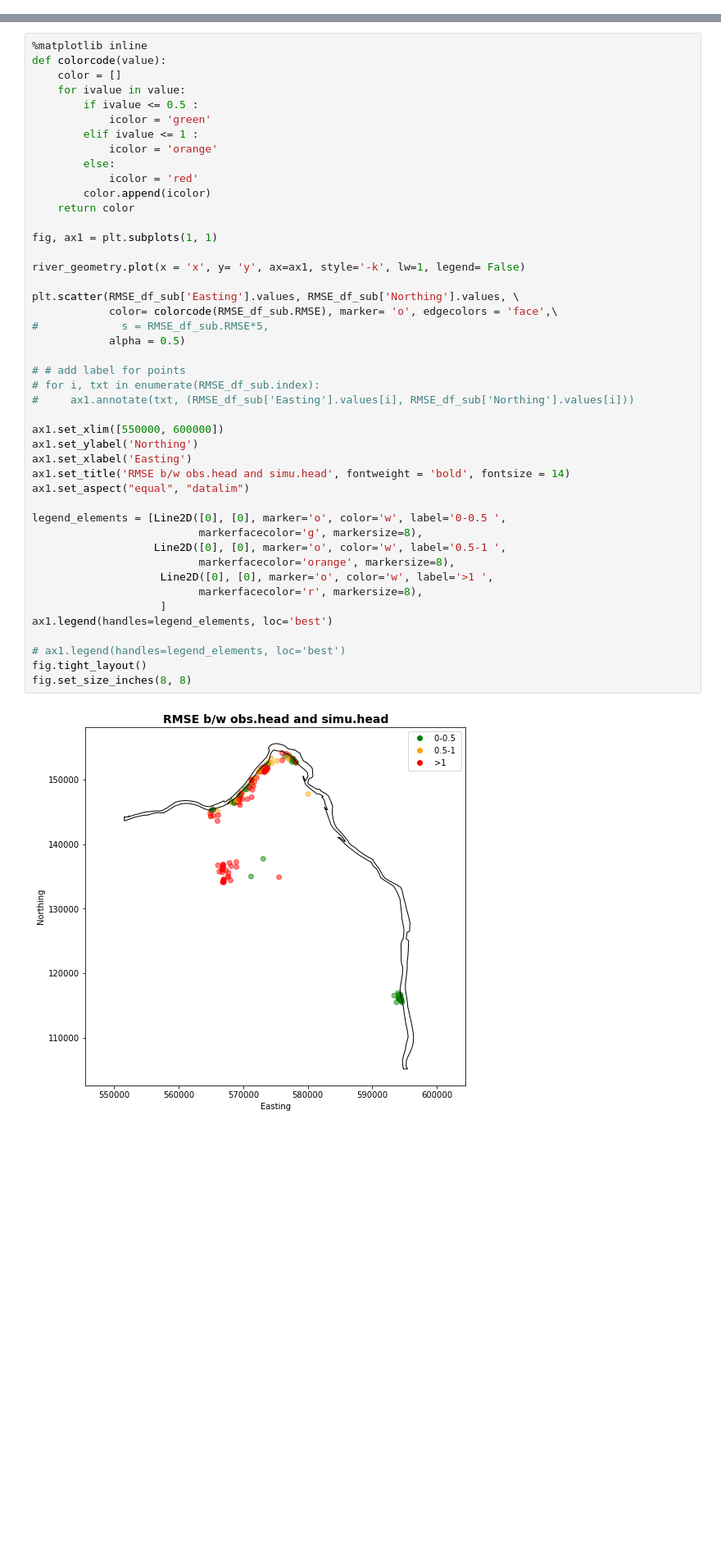
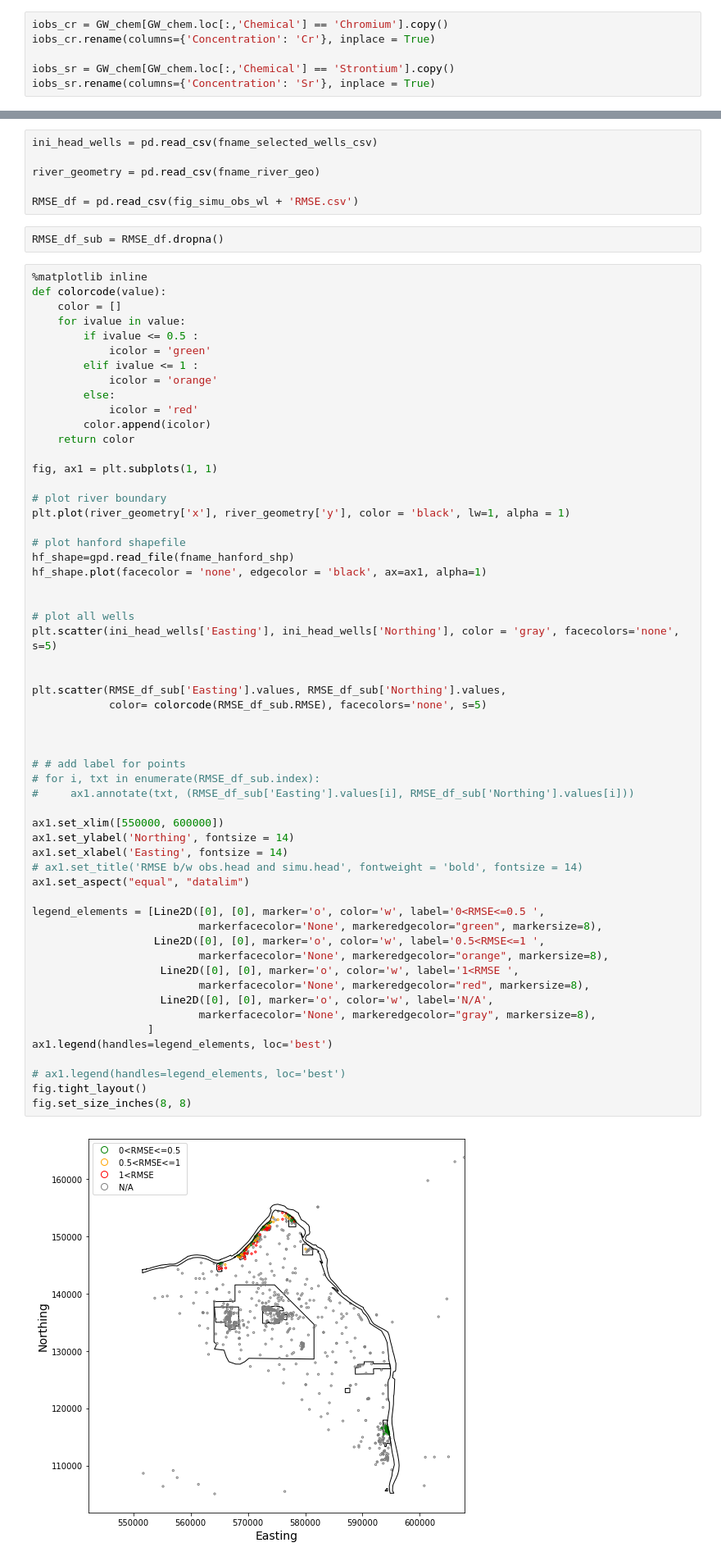
Before and after one commit to pinshuai/HFR-flow, a Jupyter notebook: NERSC-plot_simu_obs_well_data.ipynb, the cells around one changed output, grey strips where cells are left out. Shown at 82% size. Drawn from its saved outputs; the diff is of its cells as text; blank space fills up the shorter version.

Commit message:
updated simu obs plots

```diff
--- a/NERSC-plot_simu_obs_well_data.ipynb
+++ b/NERSC-plot_simu_obs_well_data.ipynb
@@ -592,0 +630,6 @@ HFR_map.save('figures/all_obs_wells.html')
+# %%
+iobs_cr = GW_chem[GW_chem.loc[:,'Chemical'] == 'Chromium'].copy()
+iobs_cr.rename(columns={'Concentration': 'Cr'}, inplace = True)
+
+iobs_sr = GW_chem[GW_chem.loc[:,'Chemical'] == 'Strontium'].copy()
+iobs_sr.rename(columns={'Concentration': 'Sr'}, inplace = True)
@@ -871,48 +1228,68 @@ RMSE_df_sub = RMSE_df[RMSE_df.RMSE < 100].dropna()
+# %%
+ini_head_wells = pd.read_csv(fname_selected_wells_csv)
+
+river_geometry = pd.read_csv(fname_river_geo)
+
+RMSE_df = pd.read_csv(fig_simu_obs_wl + 'RMSE.csv')
+# %%
+RMSE_df_sub = RMSE_df.dropna()
 # %%
 %matplotlib inline
 def colorcode(value):
     color = []
     for ivalue in value:
         if ivalue <= 0.5 :
             icolor = 'green'
         elif ivalue <= 1 :
             icolor = 'orange'
         else:
             icolor = 'red'
         color.append(icolor)
     return color
 
 fig, ax1 = plt.subplots(1, 1)
 
-river_geometry.plot(x = 'x', y= 'y', ax=ax1, style='-k', lw=1, legend= False)
+# plot river boundary
+plt.plot(river_geometry['x'], river_geometry['y'], color = 'black', lw=1, alpha = 1)
 
-plt.scatter(RMSE_df_sub['Easting'].values, RMSE_df_sub['Northing'].values, \
-            color= colorcode(RMSE_df_sub.RMSE), marker= 'o', edgecolors = 'face',\
-#             s = RMSE_df_sub.RMSE*5,
-            alpha = 0.5)
+# plot hanford shapefile
+hf_shape=gpd.read_file(fname_hanford_shp)
+hf_shape.plot(facecolor = 'none', edgecolor = 'black', ax=ax1, alpha=1)
+
+
+# plot all wells
+plt.scatter(ini_head_wells['Easting'], ini_head_wells['Northing'], color = 'gray', facecolors='none', s=5)
+
+
+plt.scatter(RMSE_df_sub['Easting'].values, RMSE_df_sub['Northing'].values,
+            color= colorcode(RMSE_df_sub.RMSE), facecolors='none', s=5)
+
+
 
 # # add label for points
 # for i, txt in enumerate(RMSE_df_sub.index):
 #     ax1.annotate(txt, (RMSE_df_sub['Easting'].values[i], RMSE_df_sub['Northing'].values[i]))
 
 ax1.set_xlim([550000, 600000])
-ax1.set_ylabel('Northing')
-ax1.set_xlabel('Easting')
-ax1.set_title('RMSE b/w obs.head and simu.head', fontweight = 'bold', fontsize = 14)
+ax1.set_ylabel('Northing', fontsize = 14)
+ax1.set_xlabel('Easting', fontsize = 14)
+# ax1.set_title('RMSE b/w obs.head and simu.head', fontweight = 'bold', fontsize = 14)
 ax1.set_aspect("equal", "datalim")
 
-legend_elements = [Line2D([0], [0], marker='o', color='w', label='0-0.5 ',
-                          markerfacecolor='g', markersize=8),
-                   Line2D([0], [0], marker='o', color='w', label='0.5-1 ',
-                          markerfacecolor='orange', markersize=8),
-                    Line2D([0], [0], marker='o', color='w', label='>1 ',
-                          markerfacecolor='r', markersize=8),
-                    ]
+legend_elements = [Line2D([0], [0], marker='o', color='w', label='0<RMSE<=0.5 ',
+                          markerfacecolor='None', markeredgecolor="green", markersize=8),
+                   Line2D([0], [0], marker='o', color='w', label='0.5<RMSE<=1 ',
+                          markerfacecolor='None', markeredgecolor="orange", markersize=8),
+                    Line2D([0], [0], marker='o', color='w', label='1<RMSE ',
+                          markerfacecolor='None', markeredgecolor="red", markersize=8),
+                    Line2D([0], [0], marker='o', color='w', label='N/A',
+                          markerfacecolor='None', markeredgecolor="gray", markersize=8),
+                  ]
 ax1.legend(handles=legend_elements, loc='best')
 
 # ax1.legend(handles=legend_elements, loc='best')
 fig.tight_layout()
 fig.set_size_inches(8, 8)
 # %% [output]
-[figure, old version]
+[figure, new version]
 # %%
```
Also changed, not shown: parts of 36 cells of this notebook, 3 other files.
